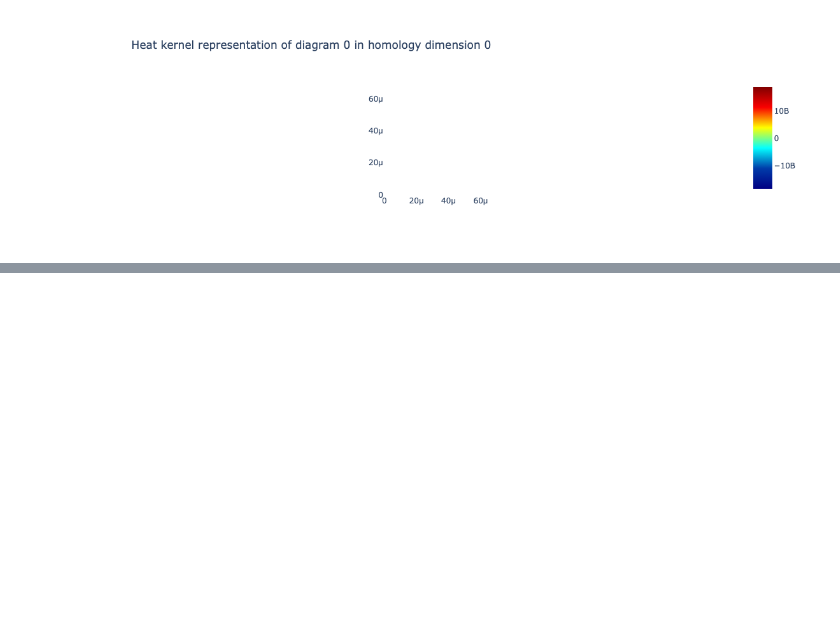
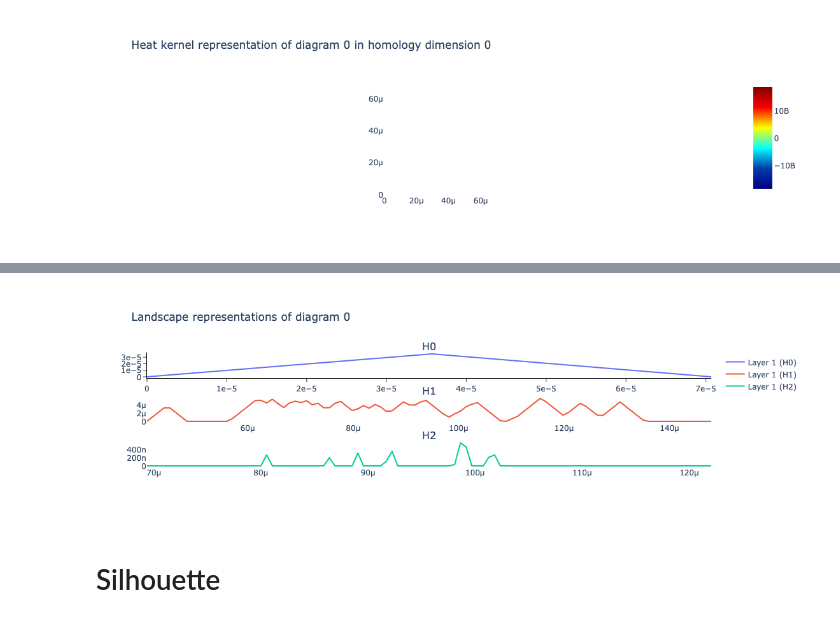
Before and after one commit to peppey/Topological-Data-Analysis-on-Brain-Data, a Jupyter notebook: EEG_Data_Analysis/Data_Exploration.ipynb, the cells around one changed output, grey strips where cells are left out. Saved outputs shown, nothing was run; the diff lists cells and outputs as text; code cells hidden in the pictures; blank space fills up the shorter version.

```diff
--- a/EEG_Data_Analysis/Data_Exploration.ipynb
+++ b/EEG_Data_Analysis/Data_Exploration.ipynb
@@ -185,0 +213,7 @@ Heat kernel intensity of label 7 for homology dimension 0: 8385554457.545019
+# %%
+landscape = PL.fit_transform(train_short_persistence_diagrams_label_7)
+PL.plot(landscape)
+# %% [output]
+[figure, added]
+# %% [markdown]
+# Silhouette
```
Also changed, not shown: parts of 15 cells of this notebook.
